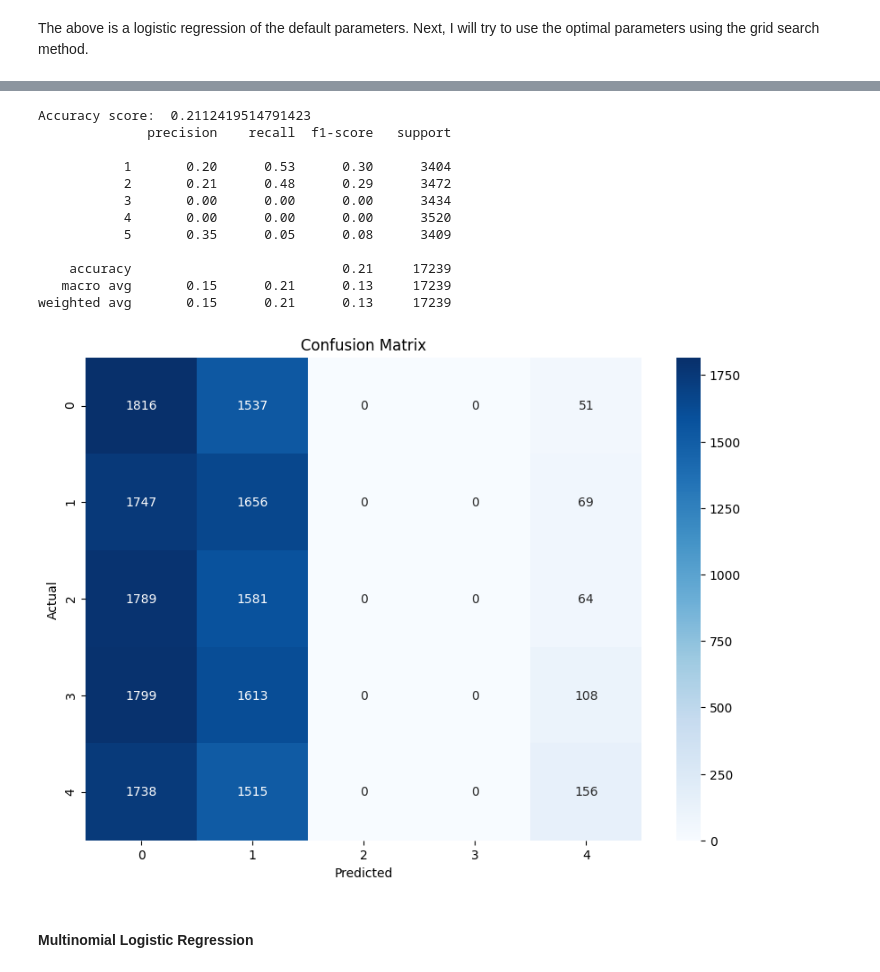
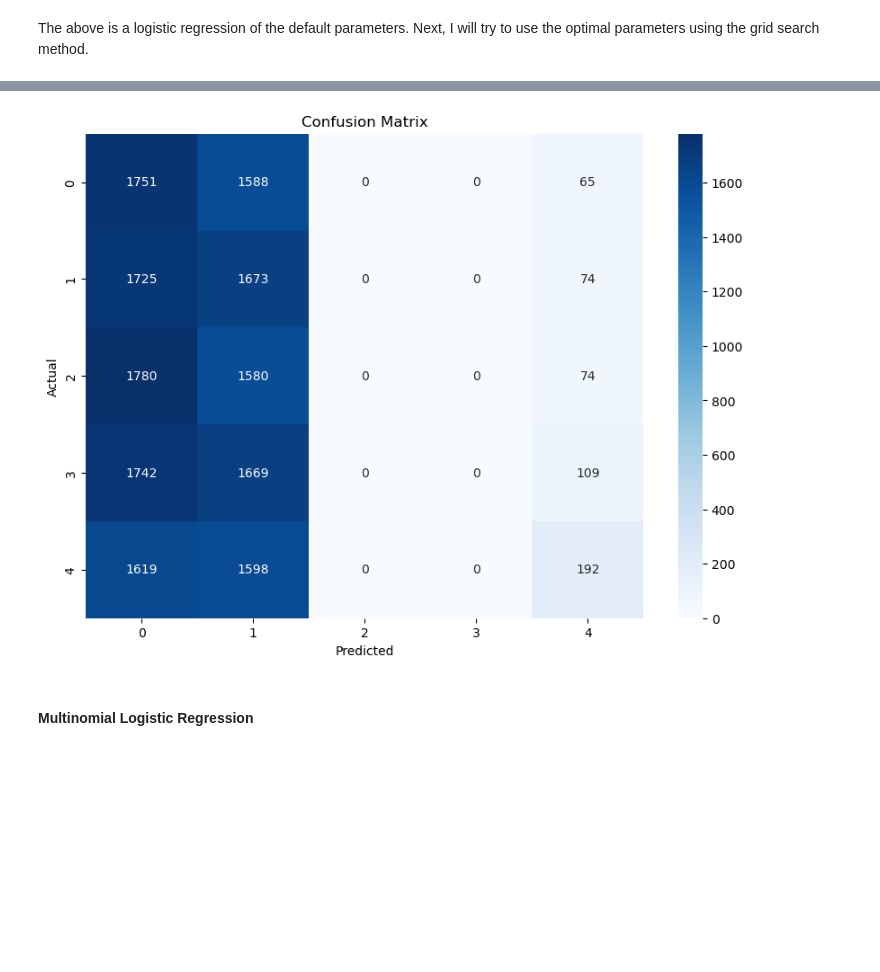
Before and after one commit to SkywingsWang/Masters-Degree-Dissertation, a Jupyter notebook: dissertation.ipynb, the cells around one changed output, grey strips where cells are left out. Drawn from its saved outputs; the diff is of its cells as text; code cells hidden in the pictures; blank space fills up the shorter version.

```diff
--- a/dissertation.ipynb
+++ b/dissertation.ipynb
@@ -415,29 +410,43 @@ weighted avg       0.15      0.21      0.13     17239
 # %% [markdown]
 The above is a logistic regression of the default parameters. Next, I will try to use the optimal parameters using the grid search method.
 # %%
-# Define the parameter grid and their values
-param_grid = {
-    'C': [0.001, 0.005, 0.01, 0.05, 0.1],
-    'penalty': ['l2', 'None'],
-    'solver': ['lbfgs', 'newton-cg']
-}
+# Define the parameter grids to search
+param_grid = [
+    {
+        'penalty': ['l2'],
+        'C': [0.001, 0.005, 0.01, 0.05, 0.1],
+        'solver': ['lbfgs', 'newton-cg']
+    },
+    {
+        'penalty': [None],
+        'solver': ['lbfgs', 'newton-cg']
+    }
+]
 
-# Initialise the GridSearchCV
-grid_search = GridSearchCV(LogisticRegression(), param_grid, cv=5, scoring='balanced_accuracy')
+# Create the GridSearchCV object
+grid_search = GridSearchCV(LogisticRegression(), param_grid, cv=5, scoring='balanced_accuracy', error_score='raise')
 
-# Fit the GridSearchCV
+# Fit the GridSearchCV object to the resampled data
 grid_search.fit(X_resampled, y_resampled)
 
-# Use the best parameters from the grid search to make predictions
-model = LogisticRegression(C=grid_search.best_params_['C'], penalty=grid_search.best_params_['penalty'])
+# Get the best parameters
+best_params = grid_search.best_params_
+
+# Use the best model to make predictions
+if best_params['penalty'] == 'l2':
+    model = LogisticRegression(C=best_params['C'], penalty=best_params['penalty'], max_iter=1000)
+else:
+    model = LogisticRegression(penalty=best_params['penalty'], max_iter=1000)
+
+# Use the best model to make predictions
 model.fit(X_resampled, y_resampled)
 predictions = model.predict(X_test)
 
-# Evaluate the model using these predictions
+# Evaluate the model's performance
 print('Accuracy score: ', balanced_accuracy_score(y_test, predictions))
 print(classification_report(y_test, predictions))
 
-# Visualise confusion matrix
+# Plot the confusion matrix
 cm = confusion_matrix(y_test, predictions)
 plt.figure(figsize=(10,7))
 sns.heatmap(cm, annot=True, fmt=".0f", cmap='Blues')
@@ -466,16 +470,4 @@ Traceback (most recent call last):
-Accuracy score:  0.2112419514791423
-              precision    recall  f1-score   support
-
-           1       0.20      0.53      0.30      3404
-           2       0.21      0.48      0.29      3472
-           3       0.00      0.00      0.00      3434
-           4       0.00      0.00      0.00      3520
-           5       0.35      0.05      0.08      3409
-
-    accuracy                           0.21     17239
-   macro avg       0.15      0.21      0.13     17239
-weighted avg       0.15      0.21      0.13     17239
-[figure, old version]
+[figure, new version]
 # %% [markdown]
 #### Multinomial Logistic Regression
 # %%
```
Also changed, not shown: parts of 18 cells of this notebook.
